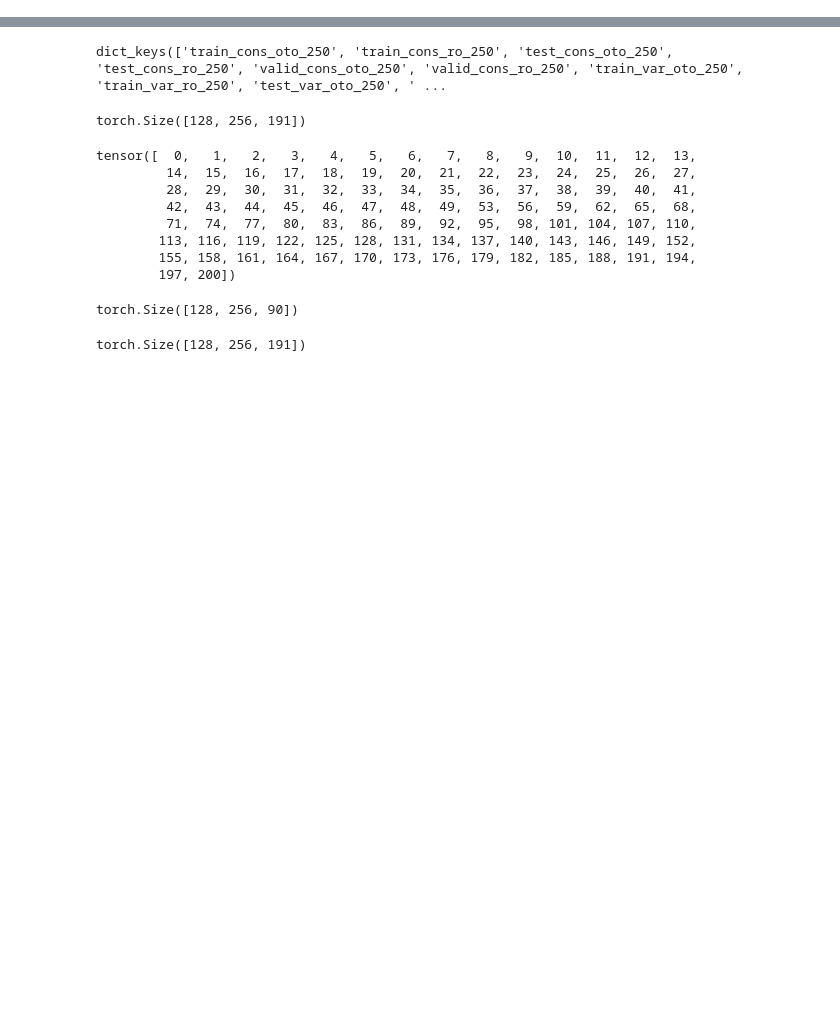
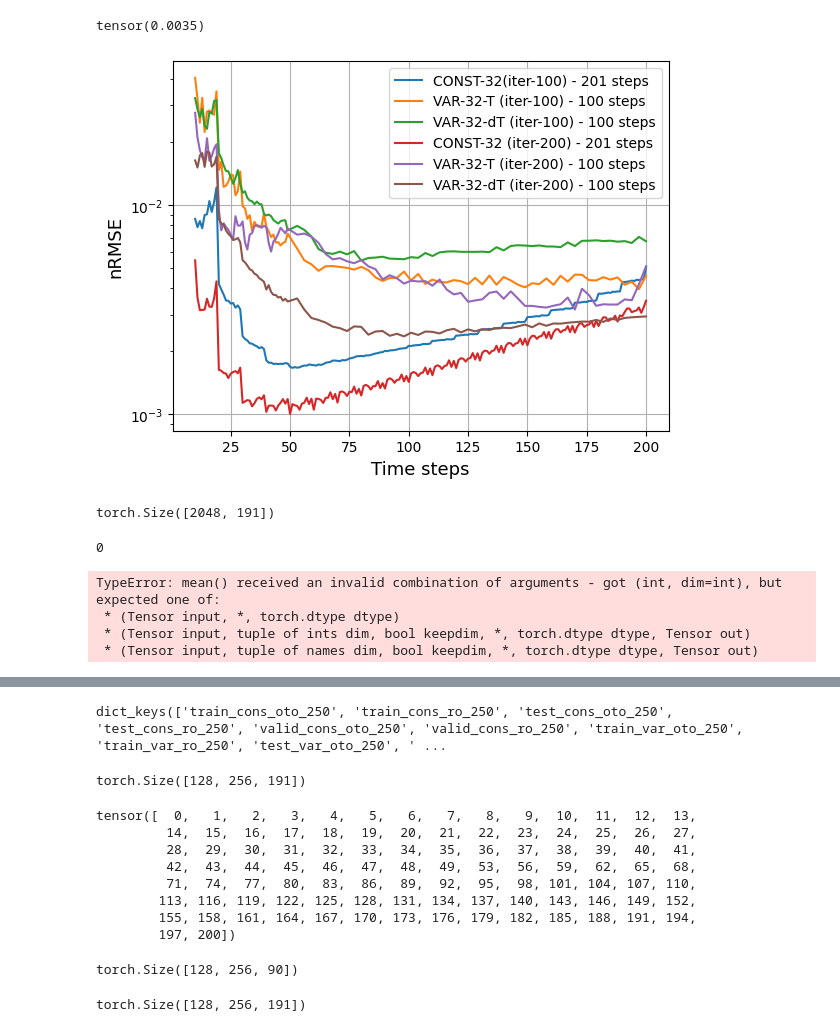
Before and after one commit to seuncoker/constant_autoregression, a Jupyter notebook: analysis_1.ipynb, the cells around one changed output, grey strips where cells are left out. Drawn from its saved outputs; the diff is of its cells as text; code cells hidden in the pictures; blank space fills up the shorter version.

```diff
--- a/analysis_1.ipynb
+++ b/analysis_1.ipynb
@@ -126,0 +286,14 @@ plt.grid()
+# %%
+file_loc = "/nobackup/scoc/variable_autoregression/result/B1/variable_time/B1_1_FNO_attention/run_6/run_6_result_prior_dt1_3_second.pt"
+#file_loc = "/nobackup/scoc/variable_autoregression/result/B1/variable_time/B1_1_FNO_attention/run_6_iteration_100/run_6_iteration_100_result_prior_dt1_3.pt"
+test_var_iter_100_T = analyze_result(file_loc)
+# %%
+#file_loc = "/nobackup/scoc/variable_autoregression/result/B1/variable_time/B1_1_FNO_attention/run_6/run_6_result_prior_dt1_3_second.pt"
+file_loc = "/nobackup/scoc/variable_autoregression/result/B1/variable_time/B1_1_FNO_attention/run_6_iteration_100/run_6_iteration_100_result_prior_dt1_3.pt"
+test_var_iter_100_dt = analyze_result(file_loc)
+# %%
+file_loc = "/nobackup/scoc/variable_autoregression/result/B1/variable_time/B1_1_FNO_attention/run_6_iteration_200_continue/run_6_iteration_200_continue_result_prior_dt1_3.pt"
+test_var_iter_200 = analyze_result(file_loc)
+# %%
+file_loc = "/nobackup/scoc/variable_autoregression/result/B1/variable_time/B1_1_FNO_attention/run_6_iteration_200_T/run_6_iteration_200_T_result_prior_dt1_3_1.pt"
+test_var_iter_200_T = analyze_result(file_loc)
@@ -126,0 +302,20 @@ plt.grid()
+# %%
+torch.mean(test_cons_iter_200[0][0][...,-1:])
+# %% [output]
+tensor(0.0035)
+# %%
+plt.plot(torch.arange(10,201), torch.mean(test_cons_iter_100[0][0], dim=0), label = "CONST-32(iter-100) - 201 steps")
+plt.plot(torch.cat((torch.arange(10,50,1), torch.arange(53,201,3))), torch.mean(test_var_iter_100_T[1][0], dim=0), label = "VAR-32-T (iter-100) - 100 steps")
+plt.plot(torch.cat((torch.arange(10,50,1), torch.arange(53,201,3))), torch.mean(test_var_iter_100_dt[1][0], dim=0), label = "VAR-32-dT (iter-100) - 100 steps")
+
+plt.plot(torch.arange(10,201), torch.mean(test_cons_iter_200[0][0], dim=0), label = "CONST-32 (iter-200) - 201 steps")
+plt.plot(torch.cat((torch.arange(10,50,1), torch.arange(53,201,3))), torch.mean(test_var_iter_200_T[1][0], dim=0), label = "VAR-32-T (iter-200) - 100 steps")
+plt.plot(torch.cat((torch.arange(10,50,1), torch.arange(53,201,3))), torch.mean(test_var_iter_200[1][0], dim=0), label = "VAR-32-dT (iter-200) - 100 steps")
+
+plt.legend()
+plt.yscale("log")
+plt.xlabel("Time steps", fontsize="13")
+plt.ylabel("nRMSE", fontsize="13")
+plt.grid()
+# %% [output]
+[figure, added]
@@ -126,0 +332,15 @@ plt.grid()
+# %%
+test_cons_iter_200_dim_64[2][0].shape
+# %% [output]
+torch.Size([2048, 191])
+# %%
+test_cons_iter_100_dim_64[2][0]
+# %% [output]
+0
+# %%
+torch.mean(test_cons_iter_100_dim_64[2][0], dim=0)
+# %% [output]
+TypeError: mean() received an invalid combination of arguments - got (int, dim=int), but expected one of:
+ * (Tensor input, *, torch.dtype dtype)
+ * (Tensor input, tuple of ints dim, bool keepdim, *, torch.dtype dtype, Tensor out)
+ * (Tensor input, tuple of names dim, bool keepdim, *, torch.dtype dtype, Tensor out)
```
Also changed, not shown: parts of 42 cells of this notebook, 12 other files.
